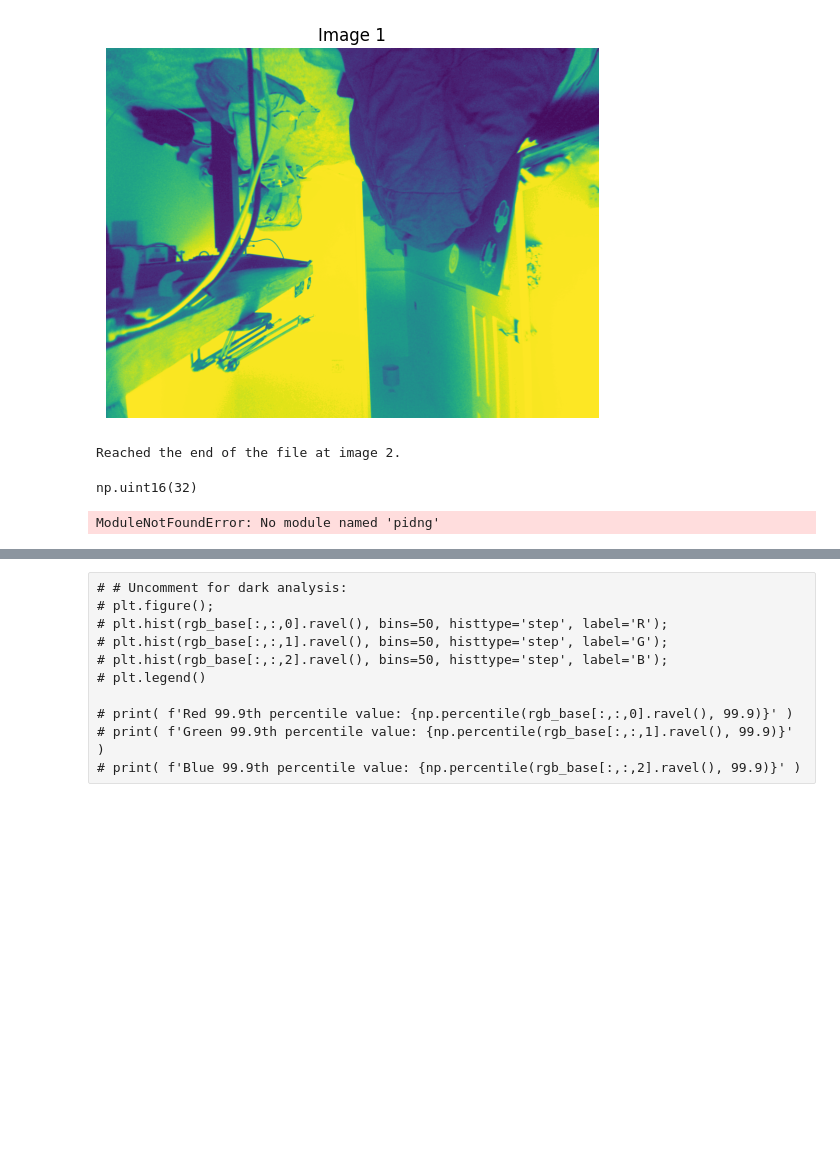
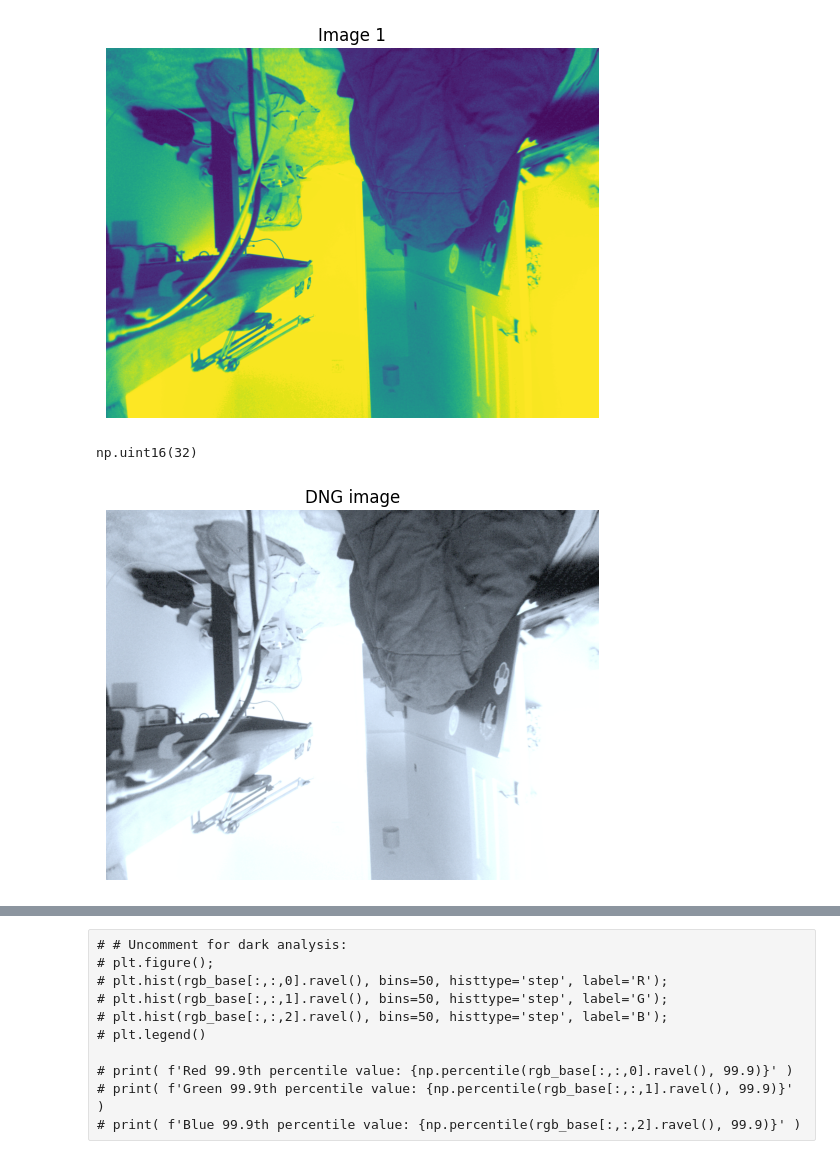
Before and after one commit to atsss/raw_image_manipulation, a Jupyter notebook: display_raw.ipynb, the cells around one changed output, grey strips where cells are left out. Saved outputs shown, nothing was run; the diff lists cells and outputs as text; code cells hidden in the pictures; blank space fills up the shorter version.

```diff
--- a/display_raw.ipynb
+++ b/display_raw.ipynb
@@ -21,7 +21,7 @@ height = 1944
 bpp = 16
 
 # Number of images to read
-n_images = 5
+n_images = 1
 # %%
 import shutil, os
 
@@ -74,7 +74,6 @@ with open(filename, 'rb') as f:
         plt.show()
 # %% [output]
 [figure]
-Reached the end of the file at image 2.
 # %%
 image.min()
 # %% [output]
@@ -90,7 +89,7 @@ import struct
 import rawpy
 
 # Uncomment to zoom & pan within image:
-%matplotlib widget
+# %matplotlib widget
 
 # Configuration
 bayer_pattern = CFAPattern.BGGR
@@ -114,7 +113,8 @@ for i in range(n_images):
     rawFlatImage[:] = rawData[:]
 
     if bpp == 16:
-        rawImage = rawImage >> (16 - bpp)
+        rawFlatImage = rawFlatImage >> (16 - bpp)
+        # rawImage = rawImage >> (16 - bpp)
 
     rawImage = np.reshape(rawFlatImage,(height,width))
 
@@ -146,33 +146,33 @@ for i in range(n_images):
     t.set(Tag.CalibrationIlluminant1, CalibrationIlluminant.D65)
     t.set(Tag.AsShotNeutral, [[1,1],[1,1],[1,1]])
     t.set(Tag.BaselineExposure, [[-150,100]])
     t.set(Tag.Make, "OmniVision")
     t.set(Tag.Model, "OV5640")
     t.set(Tag.DNGVersion, DNGVersion.V1_4)
     t.set(Tag.DNGBackwardVersion, DNGVersion.V1_2)
     t.set(Tag.PreviewColorSpace, PreviewColorSpace.sRGB)
 
     # save to dng file.
     r = RAW2DNG()
     r.options(t, path='dng_images', compress=False)
     r.convert(rawImage, filename=f"dng_{i+1}.dng")
 
     # Display only last image:
     if i != n_images - 1:
         continue
 
     with rawpy.imread(os.path.join('dng_images', f'dng_{i+1}.dng')) as raw:
 
         # Demosaic the image
         rgb_base = raw.postprocess()
 
         # Plot the post correction flat-field image
         plt.figure()
         plt.imshow(rgb_base)
         plt.axis('off')
         plt.title('DNG image')
         plt.show()
 # %% [output]
-ModuleNotFoundError: No module named 'pidng'
+[figure, added]
 # %%
 dir(raw)
```
Also changed, not shown: parts of 3 cells of this notebook, 2 other files.
